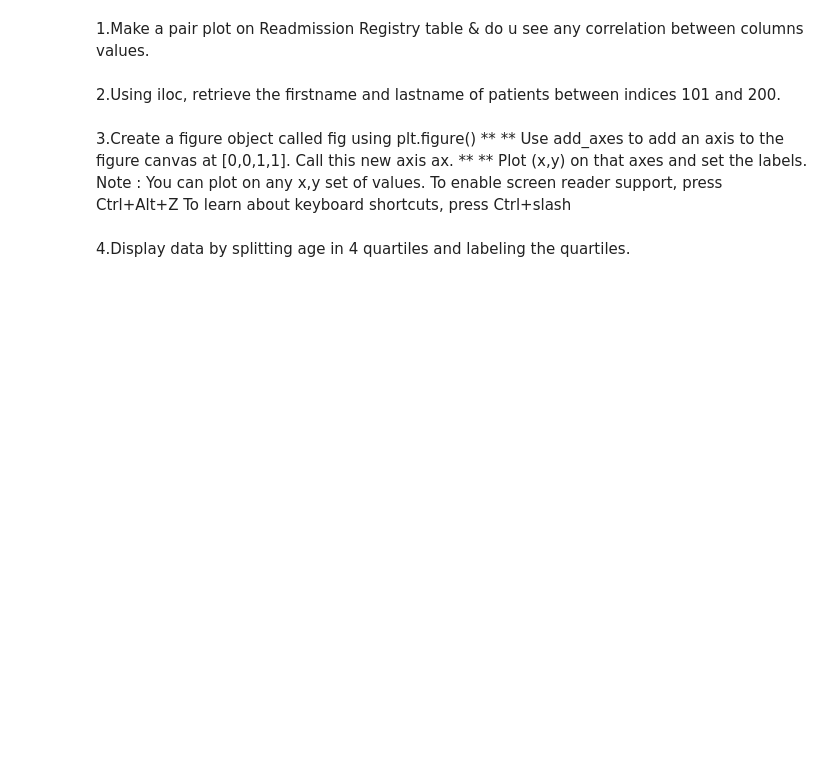
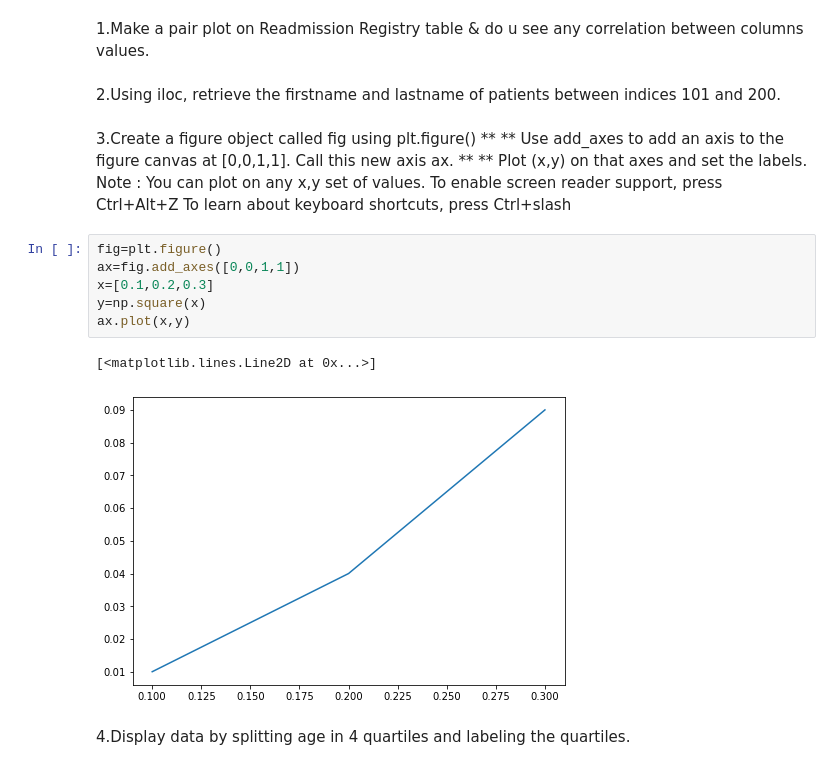
Before and after one commit to PoovithaJayaprakash/Mighty-Pythons, a Jupyter notebook: Mighty-Pythons.ipynb, the cells around one changed output. Cells and saved outputs as stored; diff of their text form; blank space fills up the shorter version.

```diff
--- a/Mighty-Pythons.ipynb
+++ b/Mighty-Pythons.ipynb
@@ -21,5 +21,14 @@ dataReAdEntry = pd.read_csv(r'C:\Users\vanda\Downloads\DataSet\HospitalDatabaseR
  ** Plot (x,y) on that axes and set the labels.
  Note : You can plot on any x,y set of values.
 To enable screen reader support, press Ctrl+Alt+Z To learn about keyboard shortcuts, press Ctrl+slash
+# %%
+fig=plt.figure()
+ax=fig.add_axes([0,0,1,1])
+x=[0.1,0.2,0.3]
+y=np.square(x)
+ax.plot(x,y)
+# %% [output]
+[<matplotlib.lines.Line2D at 0x...>]
+[figure, added]
 # %% [markdown]
 4.Display data by splitting age in 4 quartiles and labeling the quartiles.
```
Also changed, not shown: parts of 29 cells of this notebook, 7 other files.
